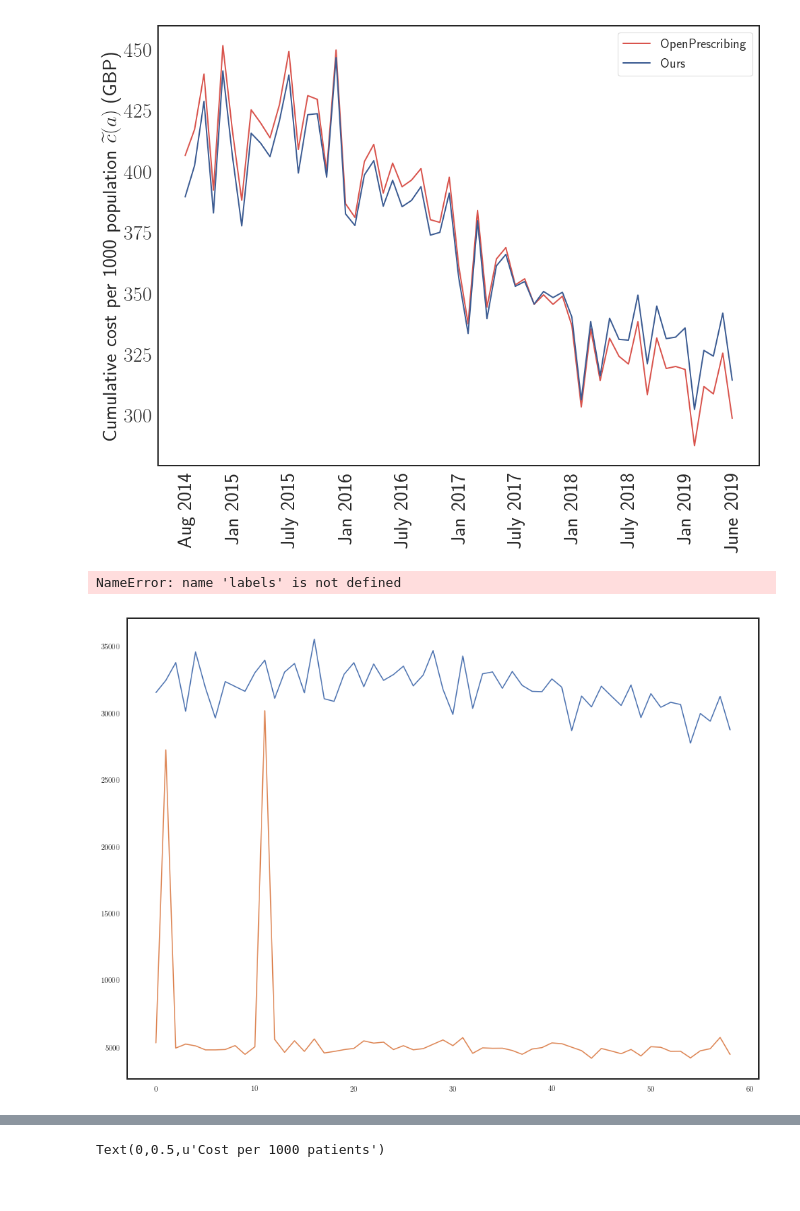
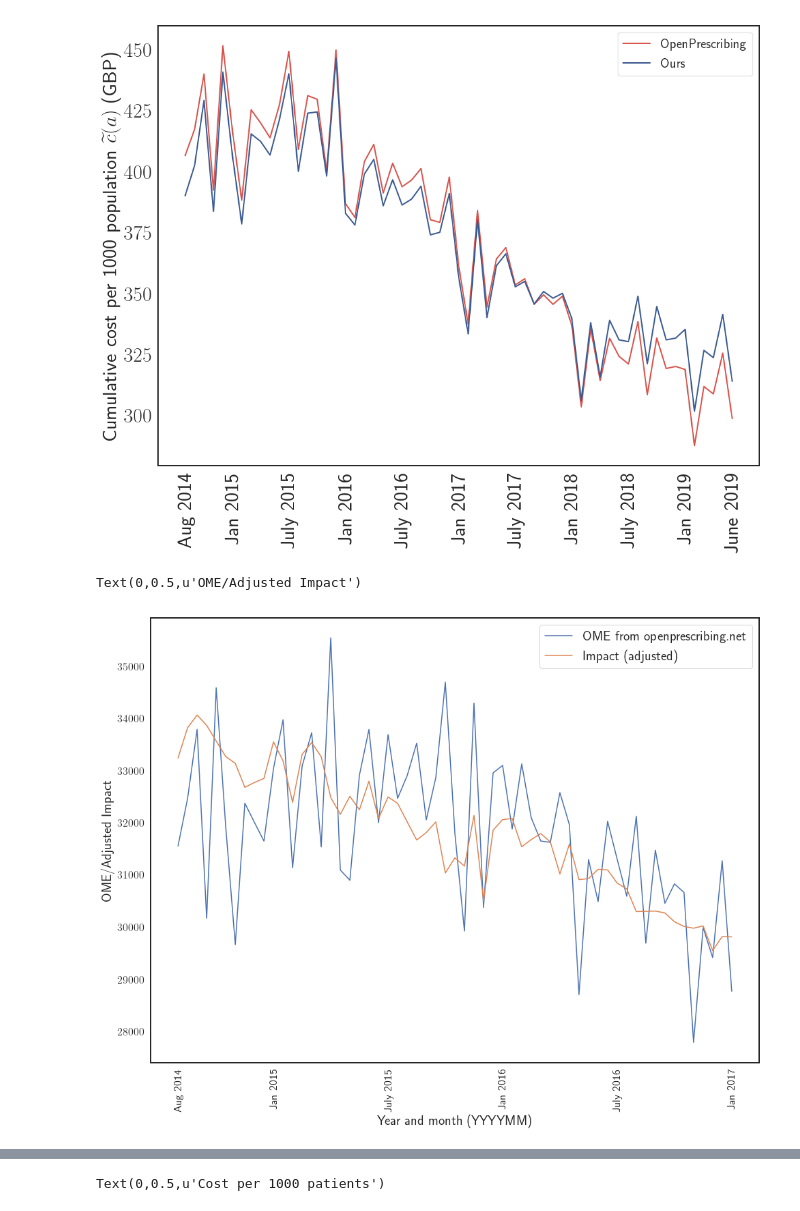
Before and after one commit to sagarjoglekar/2019_Health_Prescribe, a Jupyter notebook: OpenPrescribe_drugbank_mapping-timeseries.ipynb, the cells around one changed output, grey strips where cells are left out. Drawn from its saved outputs; the diff is of its cells as text; code cells hidden in the pictures.

Commit message:
Trying out different Dosage normalization

```diff
--- a/OpenPrescribe_drugbank_mapping-timeseries.ipynb
+++ b/OpenPrescribe_drugbank_mapping-timeseries.ipynb
@@ -1758,3 +1587,3 @@ monthList = ['201601', '201602', '201603' , '201604','201605','201606','201607',
 # %%
-series_data = pd.read_csv('scratchpad/Opioid_timeSeries.csv')
+series_data = pd.read_csv('scratchpad/opioid_2020_timeSeries_v4.csv')
 # %%
@@ -1762,5 +1591,5 @@ items_series = pd.read_csv('scratchpad/Opioid_Drugs_per_1000.csv',dtype=float)
 # %%
-merged = series_data.set_index('Period').join(items_series.set_index('Period'))
+# merged = series_data.set_index('Period').join(items_series.set_index('Period'))
 # %%
 items_series.head()
 # %% [output]
@@ -1881,15 +1699,15 @@ openprescribe
   u'presc': 0}}
 # %%
 Ours = {}
-for index , row in merged.iterrows():
-    date = str(index)
+for index , row in series_data.iterrows():
+    date = str(int(row['Period']))
     Ours[date] = {}
     Ours[date]['cost'] = 0
     Ours[date]['presc'] = 0
     Ours[date]['items'] = 0
     Ours[date]['cost'] = float(row['Total_cost_per_1000'])
     Ours[date]['items'] = float(row['Drugs_count'])
-    Ours[date]['dose'] = float(row['Dosage_per_1000'])
+    Ours[date]['dose'] = float(row['Impact_per_1000'])
 # %%
 xticks = sorted(list(set(openprescribe.keys()).intersection(Ours.keys())))
 # %%
@@ -1922,3 +1740,10 @@ for i in range(len(x2_cost)):
 np.mean(diff_2)
 
 new_x2_costs = [k/np.mean(diff_2) for k in x2_cost]
+# %%
+diff_3 = []
+for i in range(len(x2_dose)):
+    diff_3.append((x2_dose[i]/x1_dose[i]))
+np.mean(diff_3)
+
+new_x2_dose = [k/np.mean(diff_3) for k in x2_dose]
@@ -1985,16 +1814,16 @@ Text(0,0.5,u'Cumulative cost per 1000 population $\\widetilde c(a)$ (GBP)')
 # %%
 fig, ax = plt.subplots()
 fig.set_size_inches(16, 12)
 sns.set_style("white")
 sns.lineplot(y=x1_dose,x=np.arange(0,len(xticks),1))
-sns.lineplot(y=x2_dose,x=np.arange(0,len(xticks),1))
+sns.lineplot(y=new_x2_dose,x=np.arange(0,len(xticks),1))
 ax = plt.gca()
-plt.xticks(np.arange(0,len(xticks),2),labels,rotation=90,fontsize= 16)
+plt.xticks(np.arange(0,len(xticks),2),monthLabels,rotation=90,fontsize= 16)
 plt.yticks(fontsize= 16)
-plt.legend(['OME from openprescribing.net', 'Dosage from our Framework'], fontsize = 20)
+plt.legend(['OME from openprescribing.net', 'Impact (adjusted)'], fontsize = 20)
 plt.xlabel("Year and month  (YYYYMM) ",fontsize=20)
-plt.ylabel("Normalized Dosage",fontsize=20)
+plt.ylabel("OME/Adjusted Impact",fontsize=20)
 # %% [output]
-NameError: name 'labels' is not defined
+Text(0,0.5,u'OME/Adjusted Impact')
-[figure, old version]
+[figure, new version]
 # %%
```
Also changed, not shown: parts of 54 cells of this notebook, 11 other files.
